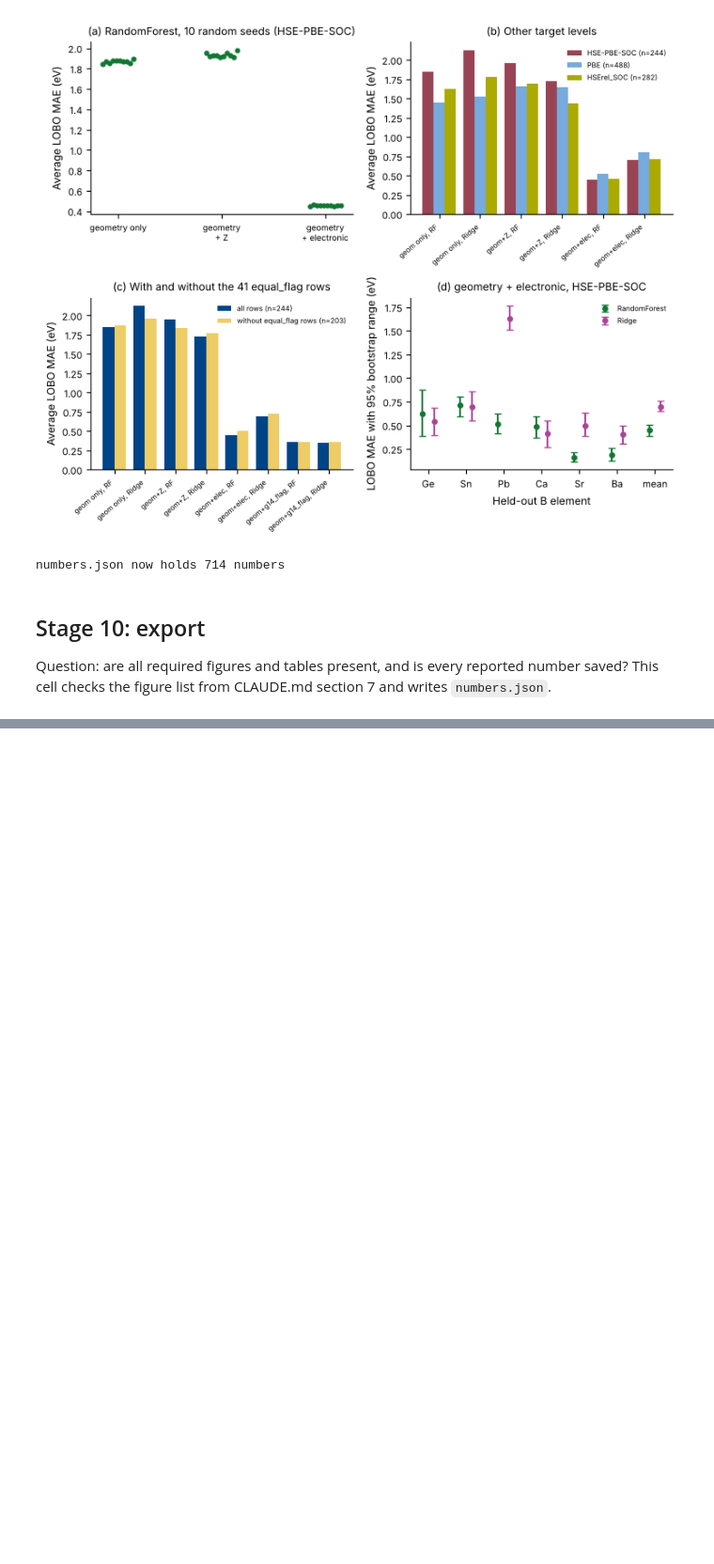
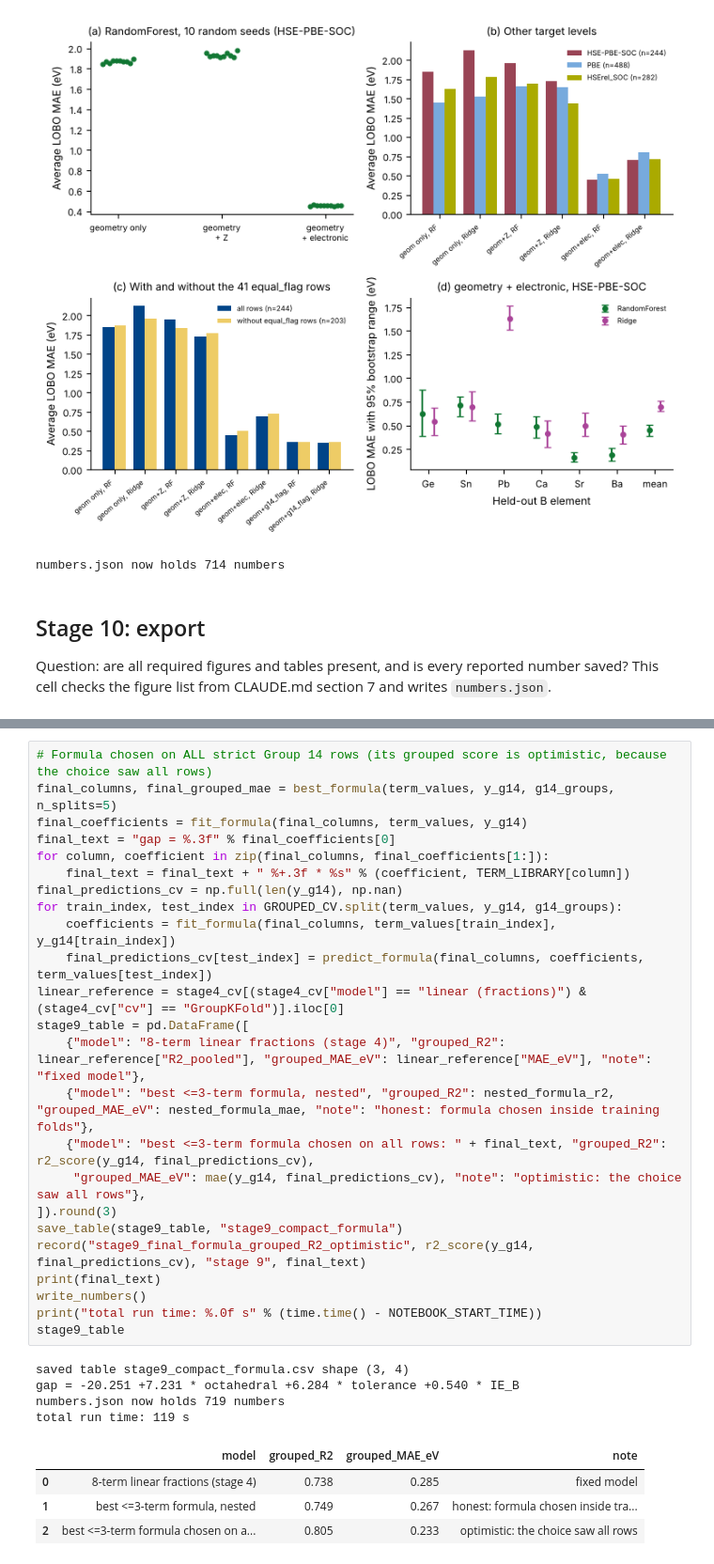
Before and after one commit to jatin-29/BTP-Perovskite, a Jupyter notebook: btp_perovskite.ipynb, the cells around one changed output, grey strips where cells are left out. Shown at 94% size. Cells and saved outputs as stored; diff of their text form; blank space fills up the shorter version.

Commit message:
Add optional stage 9 compact formula search

```diff
--- a/btp_perovskite.ipynb
+++ b/btp_perovskite.ipynb
@@ -3158,0 +3228,33 @@ run time so far: 114 s
+# %%
+# Formula chosen on ALL strict Group 14 rows (its grouped score is optimistic, because the choice saw all rows)
+final_columns, final_grouped_mae = best_formula(term_values, y_g14, g14_groups, n_splits=5)
+final_coefficients = fit_formula(final_columns, term_values, y_g14)
+final_text = "gap = %.3f" % final_coefficients[0]
+for column, coefficient in zip(final_columns, final_coefficients[1:]):
+    final_text = final_text + " %+.3f * %s" % (coefficient, TERM_LIBRARY[column])
+final_predictions_cv = np.full(len(y_g14), np.nan)
+for train_index, test_index in GROUPED_CV.split(term_values, y_g14, g14_groups):
+    coefficients = fit_formula(final_columns, term_values[train_index], y_g14[train_index])
+    final_predictions_cv[test_index] = predict_formula(final_columns, coefficients, term_values[test_index])
+linear_reference = stage4_cv[(stage4_cv["model"] == "linear (fractions)") & (stage4_cv["cv"] == "GroupKFold")].iloc[0]
+stage9_table = pd.DataFrame([
+    {"model": "8-term linear fractions (stage 4)", "grouped_R2": linear_reference["R2_pooled"], "grouped_MAE_eV": linear_reference["MAE_eV"], "note": "fixed model"},
+    {"model": "best <=3-term formula, nested", "grouped_R2": nested_formula_r2, "grouped_MAE_eV": nested_formula_mae, "note": "honest: formula chosen inside training folds"},
+    {"model": "best <=3-term formula chosen on all rows: " + final_text, "grouped_R2": r2_score(y_g14, final_predictions_cv),
+     "grouped_MAE_eV": mae(y_g14, final_predictions_cv), "note": "optimistic: the choice saw all rows"},
+]).round(3)
+save_table(stage9_table, "stage9_compact_formula")
+record("stage9_final_formula_grouped_R2_optimistic", r2_score(y_g14, final_predictions_cv), "stage 9", final_text)
+print(final_text)
+write_numbers()
+print("total run time: %.0f s" % (time.time() - NOTEBOOK_START_TIME))
+stage9_table
+# %% [output]
+saved table stage9_compact_formula.csv shape (3, 4)
+gap = -20.251 +7.231 * octahedral +6.284 * tolerance +0.540 * IE_B
+numbers.json now holds 719 numbers
+total run time: 119 s
+|  | model | grouped_R2 | grouped_MAE_eV | note |
+| 0 | 8-term linear fractions (stage 4) | 0.738 | 0.285 | fixed model |
+| 1 | best <=3-term formula, nested | 0.749 | 0.267 | honest: formula chosen inside tra... |
+| 2 | best <=3-term formula chosen on a... | 0.805 | 0.233 | optimistic: the choice saw all rows |
```
Also changed, not shown: parts of 3 cells of this notebook, 3 other files.
